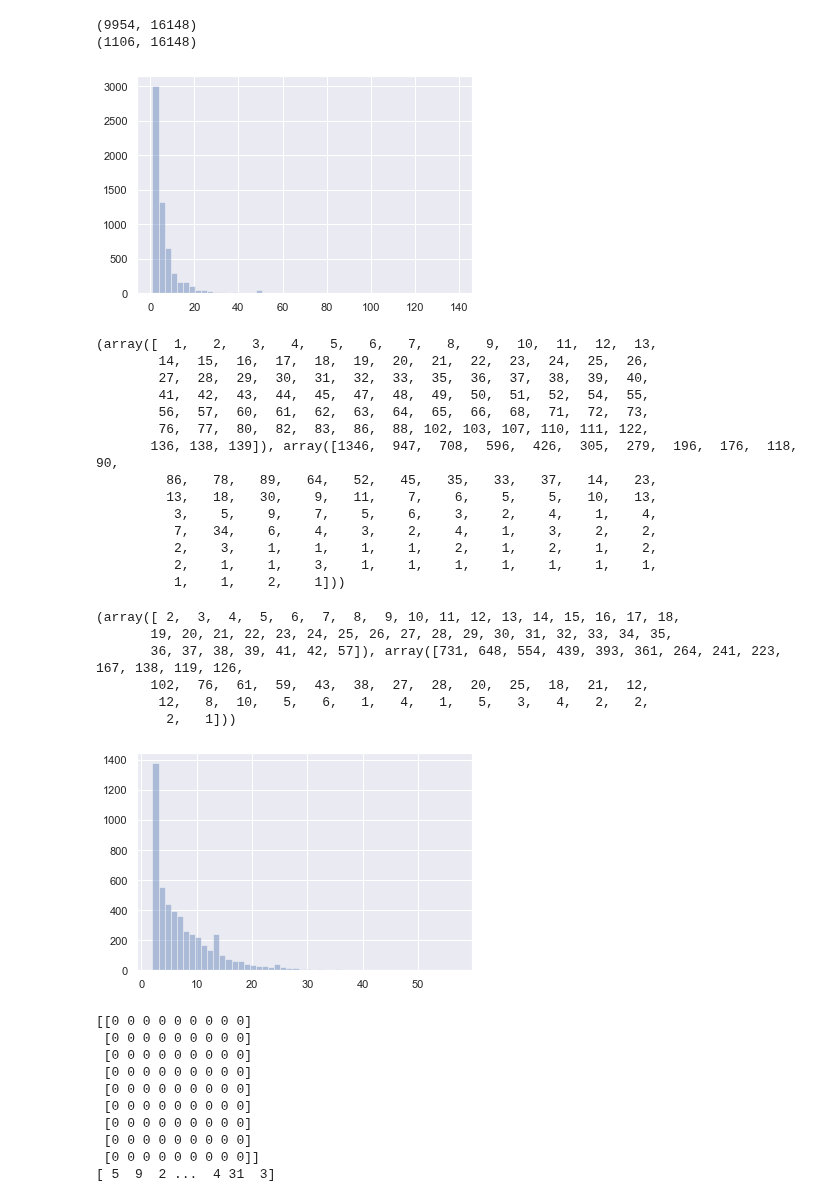
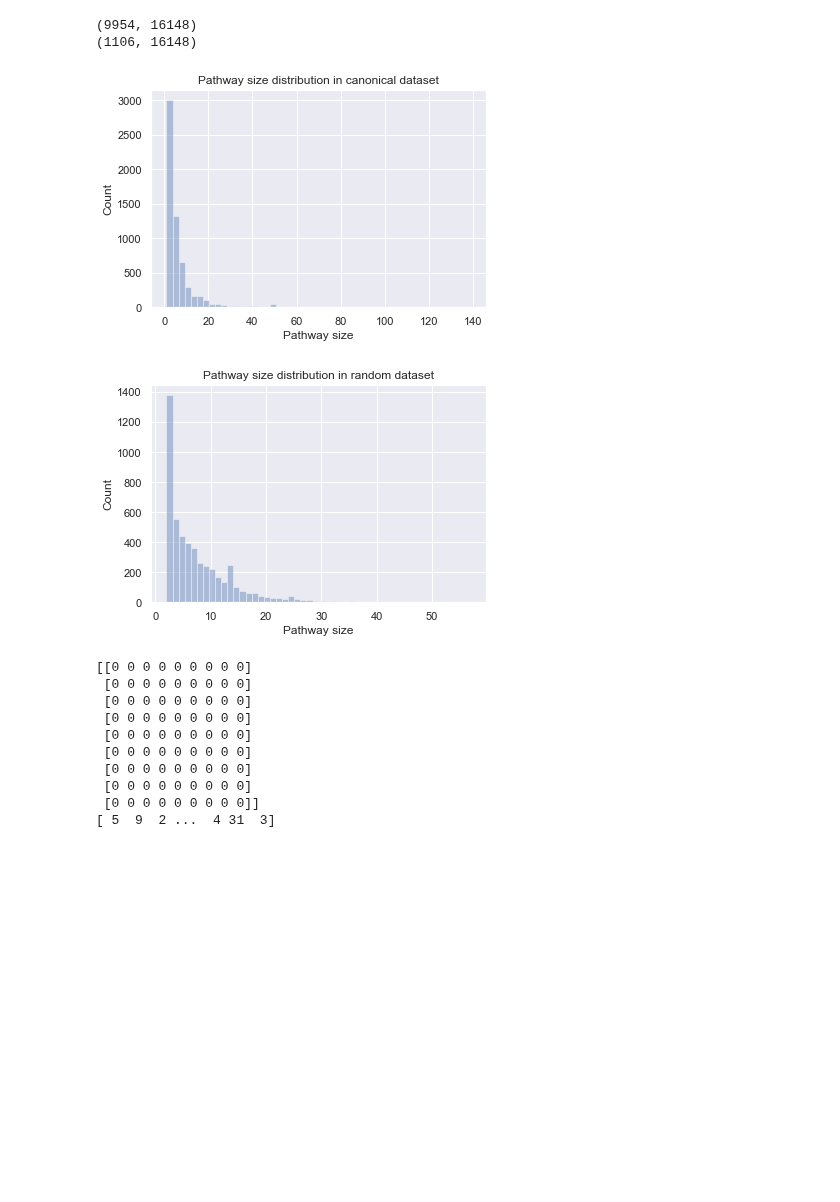
Before and after one commit to jjc2718/netreg, a Jupyter notebook: 0B.preprocess_plier_pathways.ipynb, the cells around one changed output. Saved outputs shown, nothing was run; the diff lists cells and outputs as text; code cells hidden in the pictures; blank space fills up the shorter version.

Commit message:
adding documentation to pathway simulation process

```diff
--- a/0B.preprocess_plier_pathways.ipynb
+++ b/0B.preprocess_plier_pathways.ipynb
@@ -152,40 +152,27 @@ print(test_df.shape)
 # %%
 import numpy as np
 import matplotlib.pyplot as plt
 import seaborn as sns
 np.random.seed(1)
 sns.set()
 sns.distplot(canonical_df.sum(axis=1).values, kde=False)
+plt.xlabel('Pathway size')
+plt.ylabel('Count')
+plt.title('Pathway size distribution in canonical dataset')
 plt.show()
-print(np.unique(canonical_df.sum(axis=1).values, return_counts=True))
 # %% [output]
-[figure, old version]
+[figure, new version]
-(array([  1,   2,   3,   4,   5,   6,   7,   8,   9,  10,  11,  12,  13,
-        14,  15,  16,  17,  18,  19,  20,  21,  22,  23,  24,  25,  26,
-        27,  28,  29,  30,  31,  32,  33,  35,  36,  37,  38,  39,  40,
-        41,  42,  43,  44,  45,  47,  48,  49,  50,  51,  52,  54,  55,
-        56,  57,  60,  61,  62,  63,  64,  65,  66,  68,  71,  72,  73,
-        76,  77,  80,  82,  83,  86,  88, 102, 103, 107, 110, 111, 122,
-       136, 138, 139]), array([1346,  947,  708,  596,  426,  305,  279,  196,  176,  118,   90,
-         86,   78,   89,   64,   52,   45,   35,   33,   37,   14,   23,
-         13,   18,   30,    9,   11,    7,    6,    5,    5,   10,   13,
-          3,    5,    9,    7,    5,    6,    3,    2,    4,    1,    4,
-          7,   34,    6,    4,    3,    2,    4,    1,    3,    2,    2,
-          2,    3,    1,    1,    1,    1,    2,    1,    2,    1,    2,
-          2,    1,    1,    3,    1,    1,    1,    1,    1,    1,    1,
-          1,    1,    2,    1]))
 # %%
 num_pws = 5000
 num_genes = train_df.shape[1]
+# geometric distribution gives a reasonable approximation to the
+# pathway size distribution in the real pathway datasets
 sim_counts = np.random.geometric(p=0.15, size=num_pws)+1
 sns.distplot(sim_counts, kde=False)
-print(np.unique(sim_counts, return_counts=True))
+plt.xlabel('Pathway size')
+plt.ylabel('Count')
+plt.title('Pathway size distribution in random dataset')
+plt.show()
 # %% [output]
-(array([ 2,  3,  4,  5,  6,  7,  8,  9, 10, 11, 12, 13, 14, 15, 16, 17, 18,
-       19, 20, 21, 22, 23, 24, 25, 26, 27, 28, 29, 30, 31, 32, 33, 34, 35,
-       36, 37, 38, 39, 41, 42, 57]), array([731, 648, 554, 439, 393, 361, 264, 241, 223, 167, 138, 119, 126,
-       102,  76,  61,  59,  43,  38,  27,  28,  20,  25,  18,  21,  12,
-        12,   8,  10,   5,   6,   1,   4,   1,   5,   3,   4,   2,   2,
-         2,   1]))
-[figure, old version]
+[figure, new version]
 # %%
```
Also changed, not shown: parts of 4 cells of this notebook.
